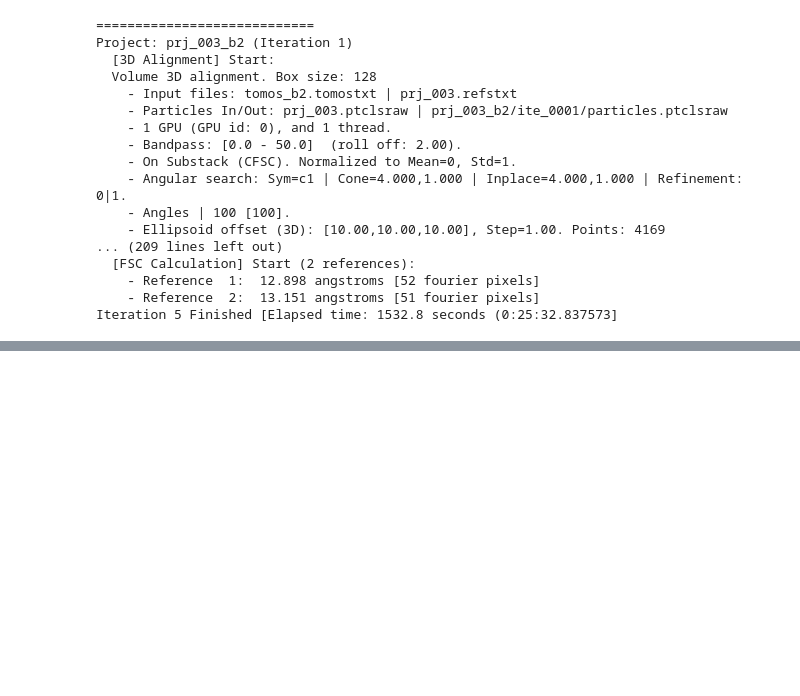
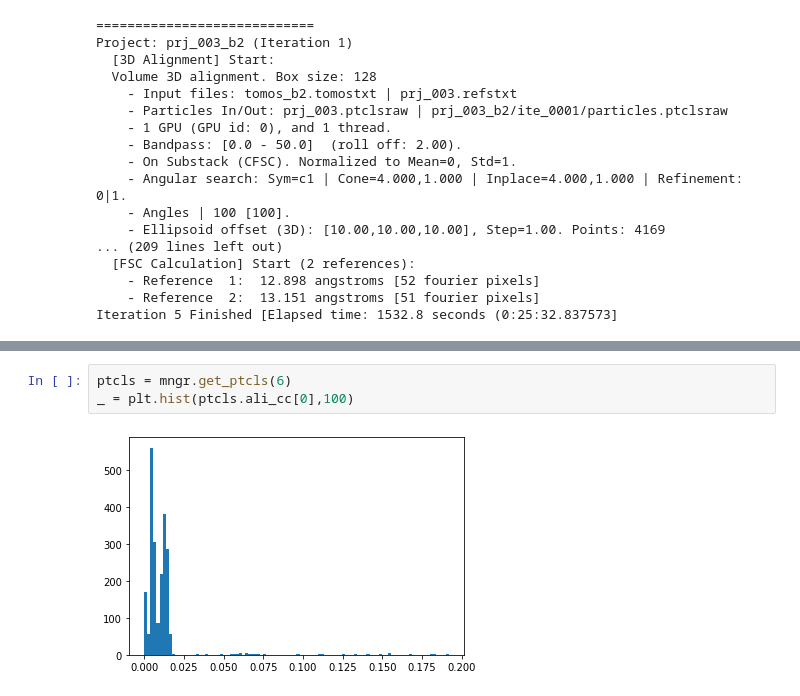
Before and after one commit to rkms86/SUSAN, a Jupyter notebook: +SUSAN/tutorial_01/workflow.ipynb, the cells around one changed output, grey strips where cells are left out. Saved outputs shown, nothing was run; the diff lists cells and outputs as text; blank space fills up the shorter version.

```diff
--- a/+SUSAN/tutorial_01/workflow.ipynb
+++ b/+SUSAN/tutorial_01/workflow.ipynb
@@ -447,0 +451,5 @@ plt.plot( mngr.get_fsc(6) )
+# %%
+ptcls = mngr.get_ptcls(6)
+_ = plt.hist(ptcls.ali_cc[0],100)
+# %% [output]
+[figure, added]
```
Also changed, not shown: parts of 16 cells of this notebook, 3 other files.
